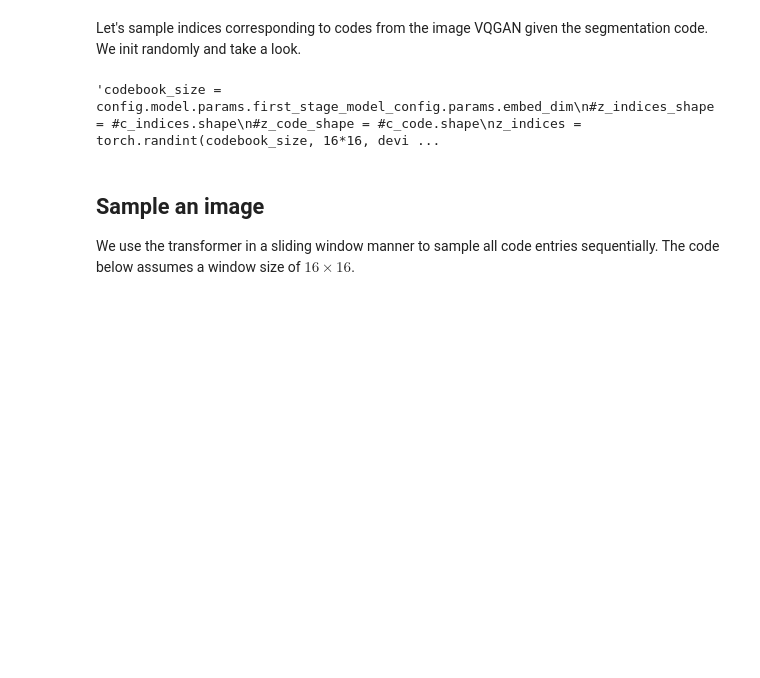
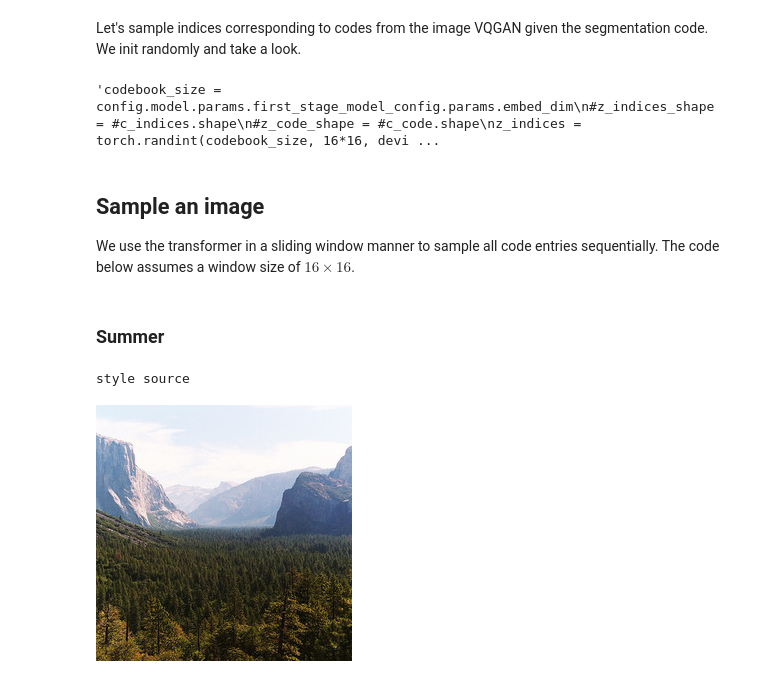
Before and after one commit to cyj407/VQ-I2I, a Jupyter notebook: autoregressive_show.ipynb, the cells around one changed output. Drawn from its saved outputs; the diff is of its cells as text; code cells hidden in the pictures; blank space fills up the shorter version.

Commit message:
Modify the extension in `autoregressive_show.ipynb`

```diff
--- a/autoregressive_show.ipynb
+++ b/autoregressive_show.ipynb
@@ -181,3 +174,20 @@ def tensor2im(input_image, imtype=np.uint8):
+# %% [markdown]
+### Summer
+# %%
+from IPython.display import clear_output
+import time
+
+root = '/home/jenny870207/data/{}'.format(dataset)
+validation_data = dataset_single(root, 'test', 'A', 256, 256, flip=False)
+test_loader = DataLoader(validation_data, batch_size=1, shuffle=True, pin_memory=True)
+# %%
+img = next(iter(test_loader))
+img = img.to(device)
+print('style source')
+show_image(img)
+# %% [output]
+style source
+[figure, added]
 # %%
 from IPython.display import clear_output
 import time
```
Also changed, not shown: parts of 8 cells of this notebook, 2 other files.
